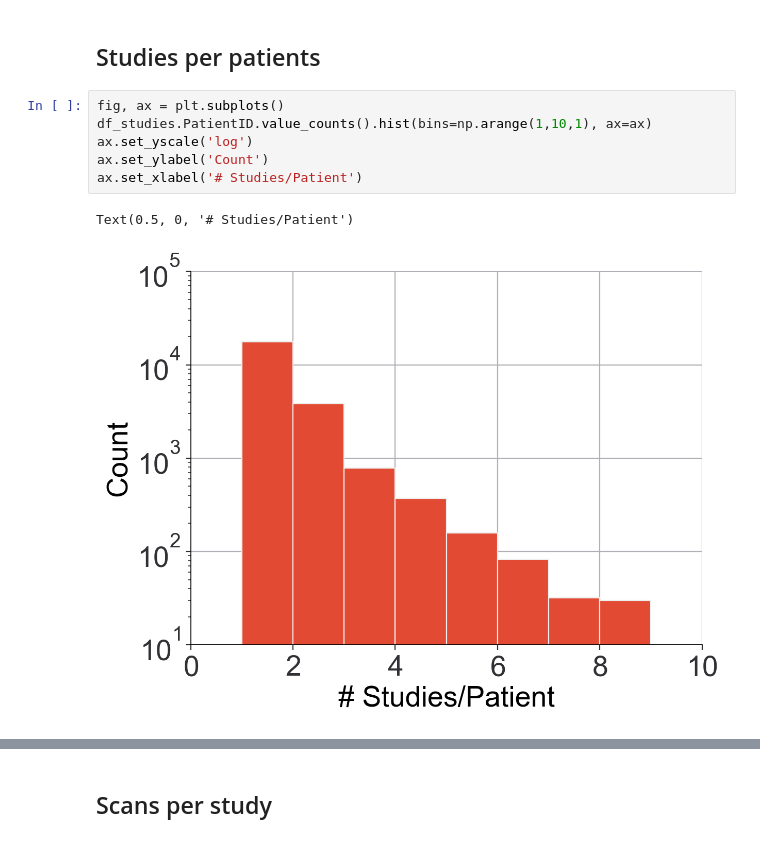
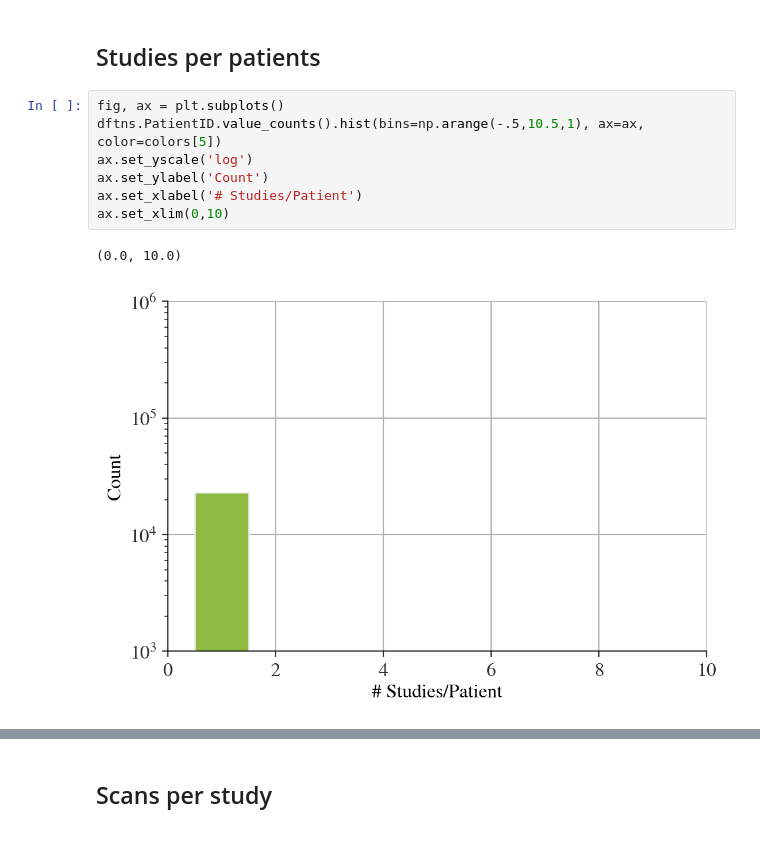
Before and after one commit to Kiril94/Thesis, a Jupyter notebook: cobra/ds_notebooks/general_stats_clean.ipynb, the cells around one changed output, grey strips where cells are left out. Cells and saved outputs as stored; diff of their text form.

Commit message:
working on plots

```diff
--- a/cobra/ds_notebooks/general_stats_clean.ipynb
+++ b/cobra/ds_notebooks/general_stats_clean.ipynb
@@ -248,10 +264,11 @@ fig.savefig(join(fig_dir, 'basic_stats','studies_date_pos_neg.png'),dpi=350)
 ## Studies per patients
 # %%
 fig, ax = plt.subplots()
-df_studies.PatientID.value_counts().hist(bins=np.arange(1,10,1), ax=ax)
+dftns.PatientID.value_counts().hist(bins=np.arange(-.5,10.5,1), ax=ax, color=colors[5])
 ax.set_yscale('log')
 ax.set_ylabel('Count')
 ax.set_xlabel('# Studies/Patient')
+ax.set_xlim(0,10)
 # %% [output]
-Text(0.5, 0, '# Studies/Patient')
+(0.0, 10.0)
-[figure, old version]
+[figure, new version]
```
Also changed, not shown: parts of 4 cells of this notebook, 1 other file.
